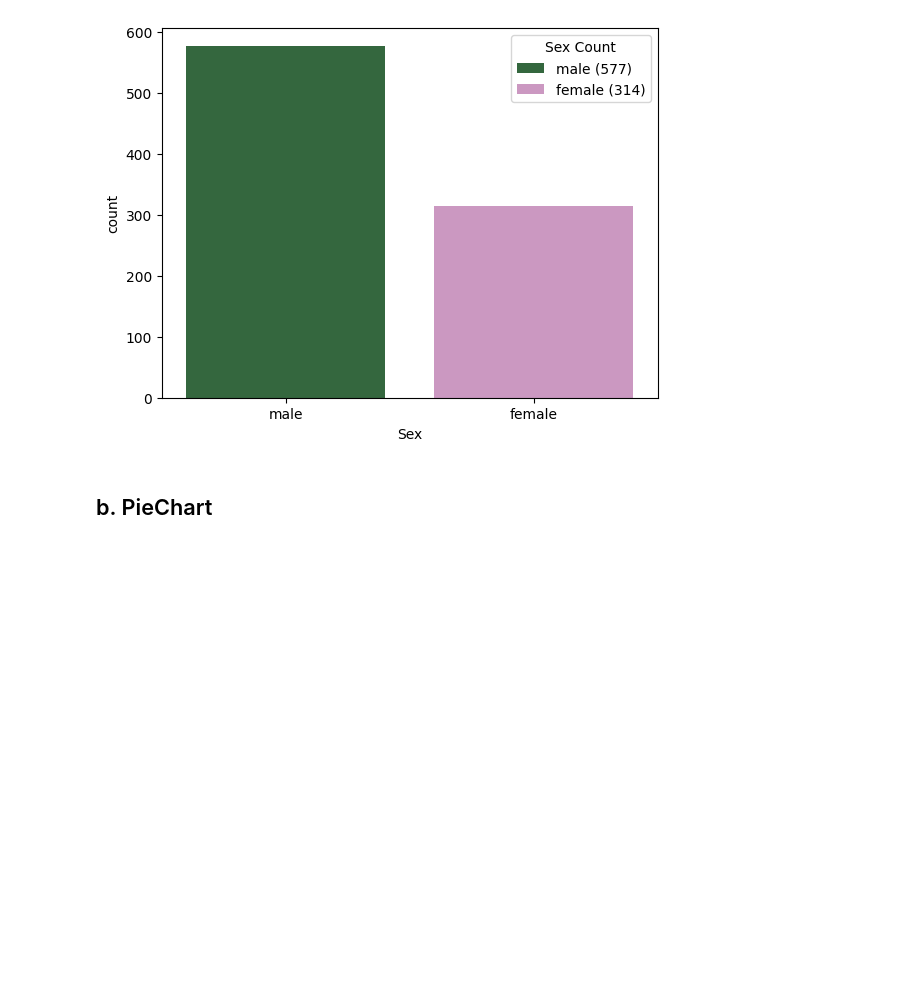
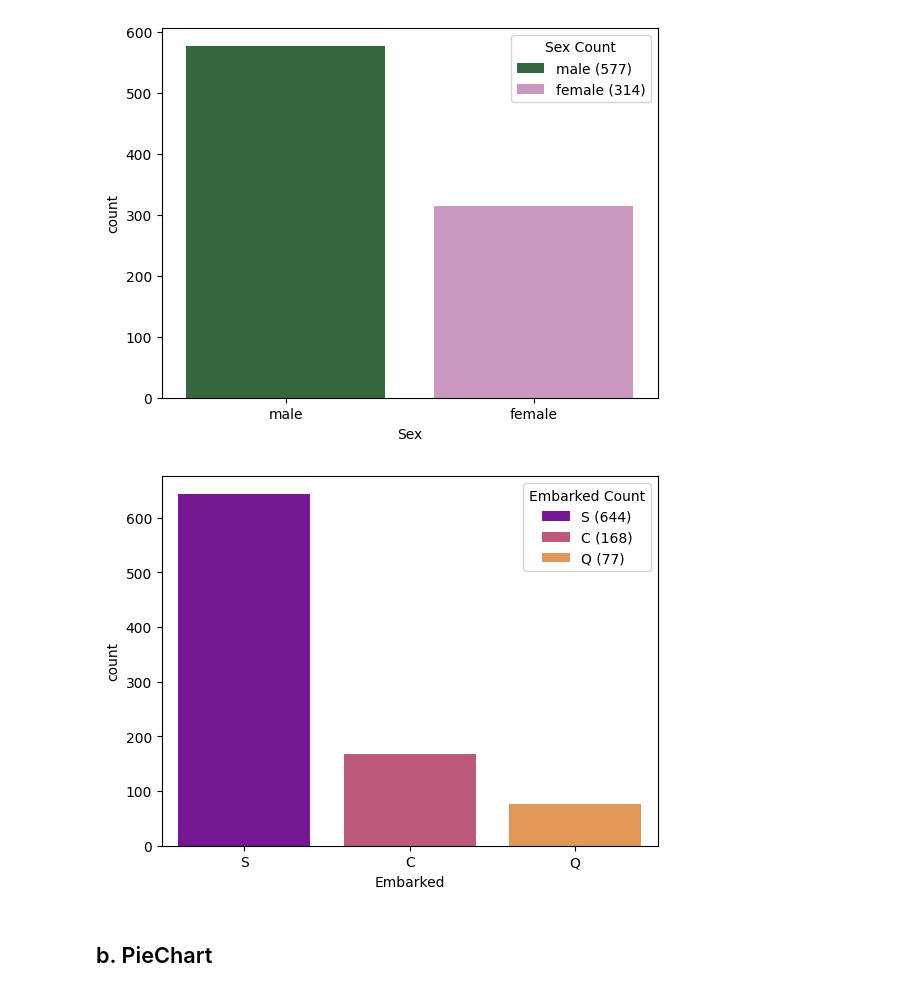
Before and after one commit to SohailKhanPAK/Uni-Variant-EDA--Exploratory-Data-Analysis-, a Jupyter notebook: Uni-Variant EDA (Exploratory Data Analysis).ipynb, the cells around one changed output. Saved outputs shown, nothing was run; the diff lists cells and outputs as text; code cells hidden in the pictures; blank space fills up the shorter version.

```diff
--- a/Uni-Variant EDA (Exploratory Data Analysis).ipynb
+++ b/Uni-Variant EDA (Exploratory Data Analysis).ipynb
@@ -68,6 +68,22 @@ plt.legend(legend_labels, title="Sex Count")
 plt.show()
 # %% [output]
 [figure]
+# %%
+
+
+# Count values
+sex_counts = df['Embarked'].value_counts()
+
+# Plot (hue کے بغیر تاکہ مسئلہ نہ ہو)
+ax = sns.countplot(x=df['Embarked'], hue=df['Embarked'], palette='plasma')
+
+# Custom legend using Matplotlib
+legend_labels = [f"{category} ({count})" for category, count in sex_counts.items()]
+plt.legend(legend_labels, title="Embarked Count")
+
+plt.show()
+# %% [output]
+[figure, added]
 # %% [markdown]
 ## b. PieChart
 # %%
```
Also changed, not shown: parts of 2 cells of this notebook.
